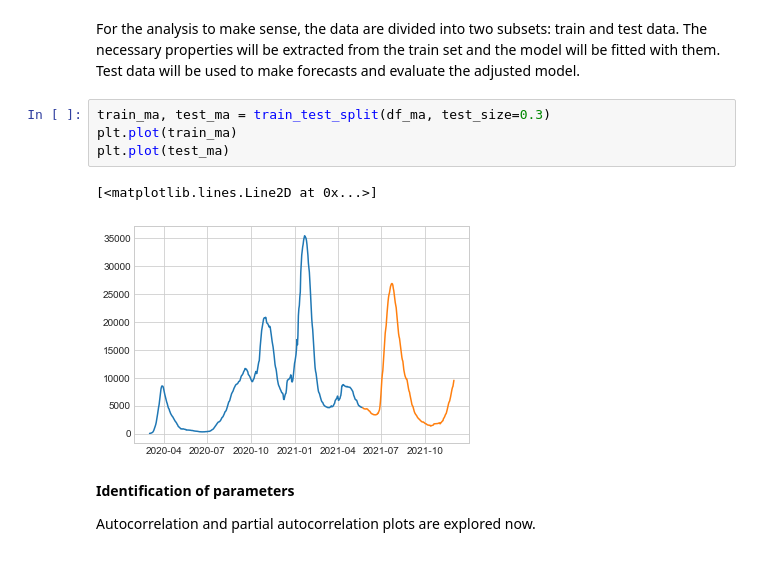
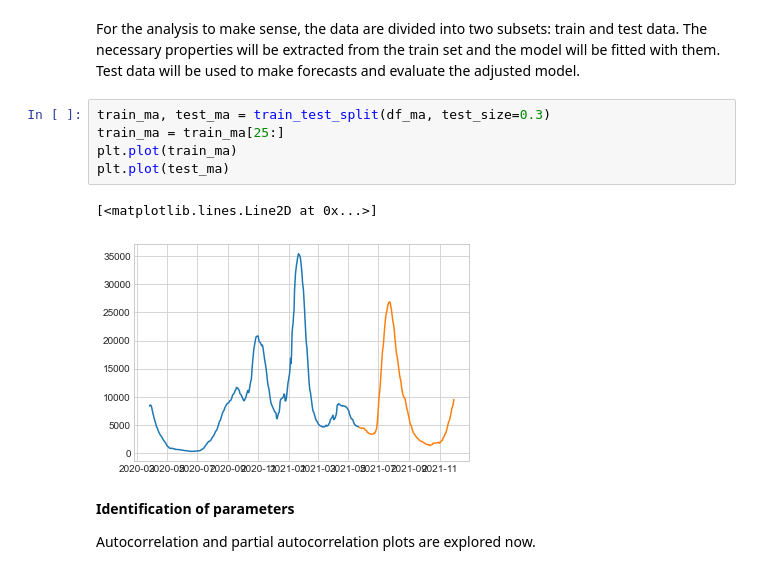
Before and after one commit to marialonsogar/COVID-Dynamics-Model-Comparison, a Jupyter notebook: modeling/ARIMA-COVID-Spain.ipynb, the cells around one changed output. Cells and saved outputs as stored; diff of their text form.

```diff
--- a/modeling/ARIMA-COVID-Spain.ipynb
+++ b/modeling/ARIMA-COVID-Spain.ipynb
@@ -933,11 +938,12 @@ From the above graph, it can be concluded that:
 For the analysis to make sense, the data are divided into two subsets: train and test data. The necessary properties will be extracted from the train set and the model will be fitted with them. Test data will be used to make forecasts and evaluate the adjusted model.
 # %%
 train_ma, test_ma = train_test_split(df_ma, test_size=0.3)
+train_ma = train_ma[25:]
 plt.plot(train_ma)
 plt.plot(test_ma)
 # %% [output]
 [<matplotlib.lines.Line2D at 0x...>]
-[figure, old version]
+[figure, new version]
 # %% [markdown]
 **Identification of parameters**
 
```
Also changed, not shown: parts of 59 cells of this notebook, 18 other files.
